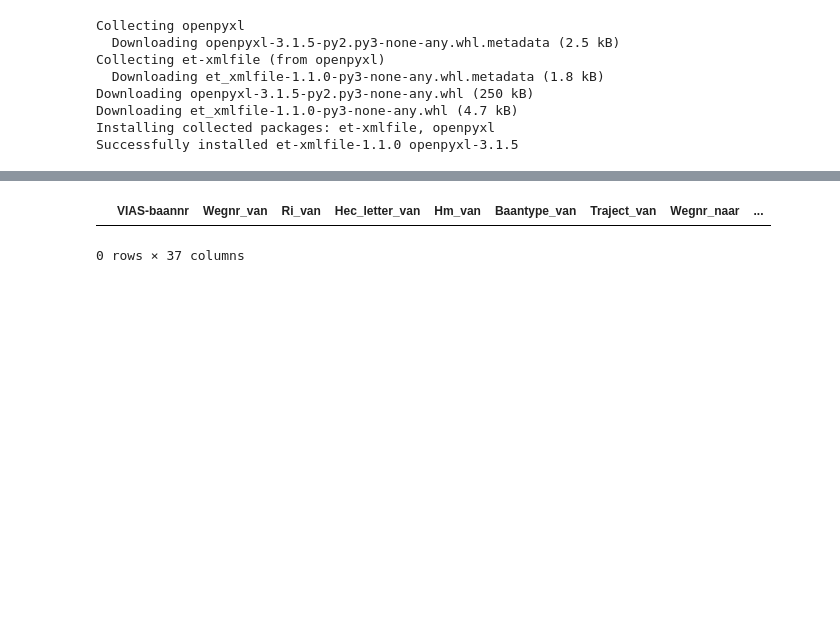
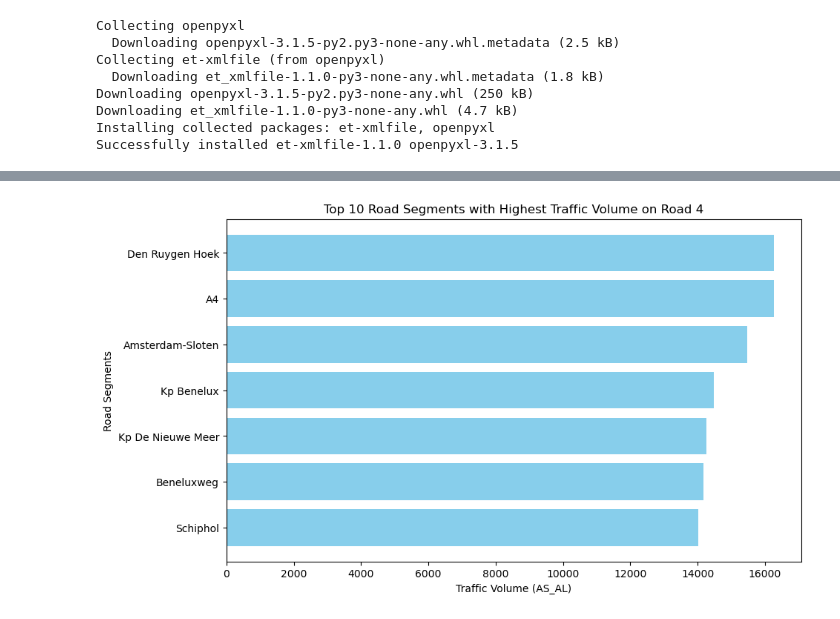
Before and after one commit to Liselotvansteekelenburg/TIL6010-LabAssignments, a Jupyter notebook: Ch3.ipynb, the cells around one changed output, grey strips where cells are left out. Saved outputs shown, nothing was run; the diff lists cells and outputs as text; code cells hidden in the pictures; blank space fills up the shorter version.

```diff
--- a/Ch3.ipynb
+++ b/Ch3.ipynb
@@ -31,6 +32,15 @@ df
 8770 rows × 37 columns
-# %%
-df[(df['Wegnr_van'] == '4') ]
-# %% [output]
-|  | VIAS-baannr | Wegnr_van | Ri_van | Hec_letter_van | Hm_van | Baantype_van | Traject_van | Wegnr_naar | ... |
-0 rows × 37 columns
+# %%
+df_road_4 = df[df['Wegnr_van'] == 4]
+
+df_road_4_sorted = df_road_4.sort_values(by='AS_AL', ascending=False)
+
+plt.figure(figsize=(10,6))
+plt.barh(df_road_4_sorted['Traject_van'].head(10), df_road_4_sorted['AS_AL'].head(10), color='skyblue')
+plt.xlabel('Traffic Volume (AS_AL)')
+plt.ylabel('Road Segments')
+plt.title('Top 10 Road Segments with Highest Traffic Volume on Road 4')
+plt.gca().invert_yaxis()
+plt.show()
+# %% [output]
+[figure, added]
```
Also changed, not shown: parts of 4 cells of this notebook.
